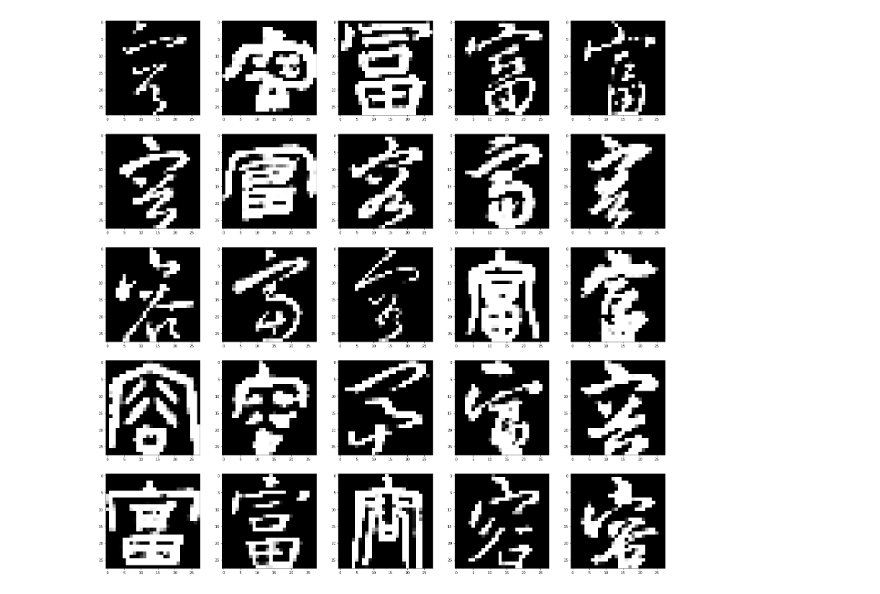
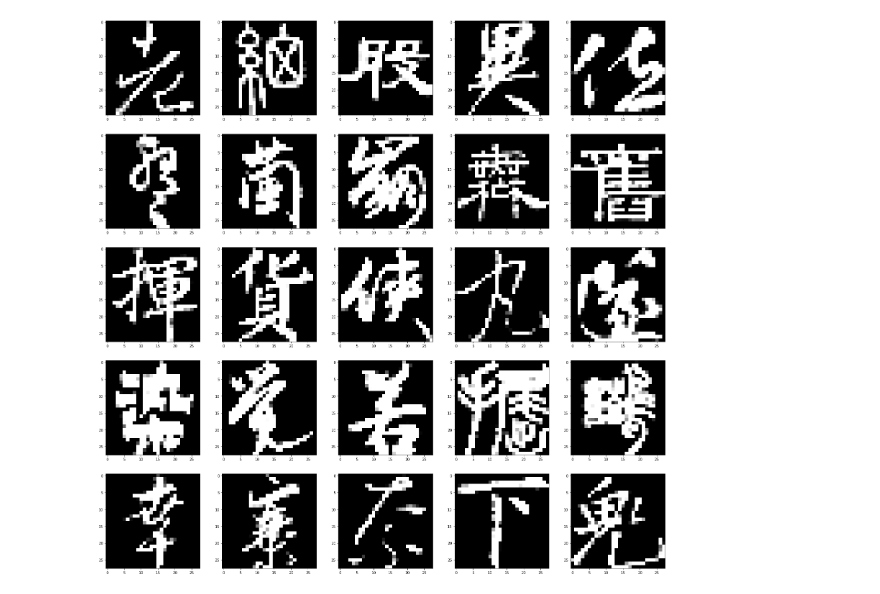
Before and after one commit to maxwo/hanzi, a Jupyter notebook: style_classifier.ipynb, the cells around one changed output. Saved outputs shown, nothing was run; the diff lists cells and outputs as text; code cells hidden in the pictures.

```diff
--- a/style_classifier.ipynb
+++ b/style_classifier.ipynb
@@ -6,6 +5,4 @@ import matplotlib.pyplot as plt
 # %%
 styles = ['隸', '楷', '篆', '行', '草']
-df = pd.read_csv('/data/data/data.csv', header=None, names = ["key", "character", "style", "author", "path"])
-dataset_size = 166672
-dataset_size = 2000
-print(df.shape)
+column_names = ["key", "character", "style", "author", "image"]
+image_size = 28
@@ -13,0 +9,5 @@ print(df.shape)
+# %%
+dataframe = pd.read_csv("/tf/hanzi/data.csv", header=None, names = column_names)
+authors = dataframe["author"].unique()
+dataset_size = dataframe.shape[0]
+dataframe
@@ -14,56 +33,68 @@ print(df.shape)
 # %%
-image_size = 28
+def get_processed_dataset(fileList, positions):
+    dataset = get_raw_dataset(fileList, positions)
+    return process_dataset(dataset)
 
-styles = ['隸', '楷', '篆', '行', '草']
-styles_mapping = tf.constant(styles)
-styles_table= tf.contrib.lookup.index_table_from_tensor(mapping=styles_mapping, default_value=-1)
+def process_dataset(dataset):
+    dataset = dataset.batch(32)
+    dataset = dataset.repeat(10)
+    return dataset.map(lambda x: (x["image"], x["style"]))
 
-def getInput(fileList):
+def get_raw_dataset(fileList, positions):
     files = tf.data.Dataset.from_tensor_slices(fileList)
     dataset = files.interleave(tf.data.TextLineDataset, 1)
-    return dataset.map(_parse_function, num_parallel_calls=8)
+    return dataset.skip(positions[0]).take(positions[1]).map(parser(), num_parallel_calls=8)
 
-def _parse_function(value):
-    columns_default = [[""], [""], [""], [""], [""]]
-    columns = tf.decode_csv(value, record_defaults=columns_default, field_delim=',')
-    col_names = ["key", "character", "style", "author", "path"]
-    features = dict(zip(col_names, columns))
-    for f, tensor in features.items():
-        if f == "style":
-            features["style"] = styles_table.lookup(tensor)
-        if f == "path":
-            image_string = tf.read_file(tf.strings.join([tf.constant("/data/data"), tensor], '/'))
-            image_decoded = tf.image.decode_png(image_string, channels=1)
-            image_resized = tf.image.resize_images(image_decoded, [image_size, image_size])
-            # image_standardized = tf.image.per_image_standardization(image_resized)
-            image_reshaped = tf.reshape(image_resized, [image_size, image_size])
-            features["image"] = image_reshaped
-    return features
+def parser():
+    styles_mapping = tf.constant(styles)
+    styles_table = tf.contrib.lookup.index_table_from_tensor(mapping=styles_mapping, default_value=-1)
 
-dataset = getInput(["/data/data/data.csv"])
+    authors_mapping = tf.convert_to_tensor(authors)
+    authors_table = tf.contrib.lookup.index_table_from_tensor(mapping=authors_mapping, default_value=-1)
 
-train_size = int(0.7 * dataset_size)
-val_size = int(0.15 * dataset_size)
-test_size = int(0.15 * dataset_size)
+    def parse(value):
+        nonlocal styles_table, authors_table
+        columns_default = [[""], [""], [""], [""], [""]]
+        columns = tf.decode_csv(value, record_defaults=columns_default, field_delim=',')
+        features = dict(zip(column_names, columns))
+        for f, tensor in features.items():
+            if f == "style":
+                features["style"] = styles_table.lookup(tensor)
+            if f == "author":
+                features["author"] = authors_table.lookup(tensor)
+            if f == "image":
+                image_string = tf.read_file(tf.strings.join([tf.constant("/tf/hanzi"), tensor], '/'))
+                image_decoded = tf.image.decode_png(image_string, channels=1)
+                image_resized = tf.image.resize_images(image_decoded, [image_size, image_size])
+                # image_standardized = tf.image.per_image_standardization(image_resized)
+                image_reshaped = tf.reshape(image_resized, [image_size, image_size])
+                features["image"] = image_reshaped
+        return features
+    return parse
 
-shuffled_dataset = dataset.shuffle(buffer_size=100)
-train_dataset = shuffled_dataset.take(train_size)
-test_dataset = shuffled_dataset.skip(train_size)
-val_dataset = test_dataset.skip(val_size)
-test_dataset = test_dataset.take(test_size)
+def get_train_dataset():
+    return get_processed_dataset(["/tf/hanzi/shuffled_data.csv"], (0, 120000))
+
+def get_validation_dataset():
+    return get_processed_dataset(["/tf/hanzi/shuffled_data.csv"], (120000, 20000))
+
+def get_test_dataset():
+    return get_processed_dataset(["/tf/hanzi/shuffled_data.csv"], (140000, dataset_size - 140000))
+
+train_dataset = get_train_dataset()
 
 iterator = train_dataset.make_initializable_iterator()
 el = iterator.get_next()
 with tf.Session() as sess:
     sess.run(iterator.initializer)
     tf.tables_initializer().run()
     plt.figure(figsize=(image_size, image_size))
+    record = sess.run(el)
     for i in range(25):
-        record = sess.run(el)
         plt.subplot(5,5,i+1)
-        plt.imshow(record["image"], cmap=plt.cm.binary)
+        plt.imshow(record[0][i], cmap=plt.cm.binary)
     plt.show()
 # %% [output]
-[figure, old version]
+[figure, new version]
 # %%
 def cnn_model_fn(features, labels, mode):
```
Also changed, not shown: parts of 6 cells of this notebook.
